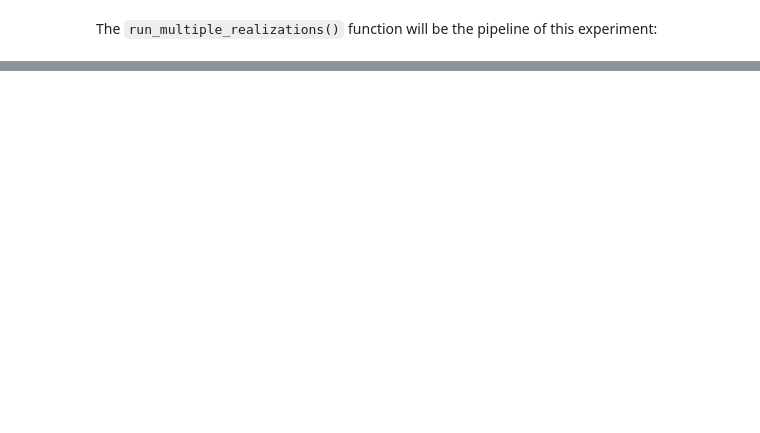
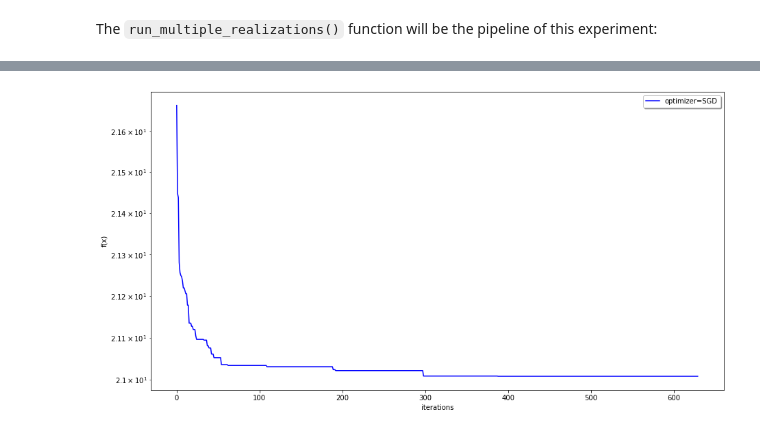
Before and after one commit to bessagroup/f3dasm, a Jupyter notebook: notebooks/tutorials/practical_session_solutions.ipynb, the cells around one changed output, grey strips where cells are left out. Cells and saved outputs as stored; diff of their text form; code cells hidden in the pictures; blank space fills up the shorter version.

```diff
--- a/notebooks/tutorials/practical_session_solutions.ipynb
+++ b/notebooks/tutorials/practical_session_solutions.ipynb
@@ -330,7 +396,6 @@ We can change a hyper-parameter such as the `population` and rerun the experimen
 # %%
-sga_2 = f3dasm.optimization.CMAES(data=data, hyperparameters={'population': 15})
-
-implementation.update()
+implementation.update({'optimizer': f3dasm.optimization.SGD(data=data, hyperparameters={'learning_rate': 3e-2})})
 results_2 = f3dasm.run_multiple_realizations(**implementation)
 
-plot_results(results_2)
+fig2, ax2 = plot_results(results_2)
+# %% [output]
@@ -336,0 +403 @@ plot_results(results_2)
+[figure, added]
```
Also changed, not shown: parts of 42 cells of this notebook.
